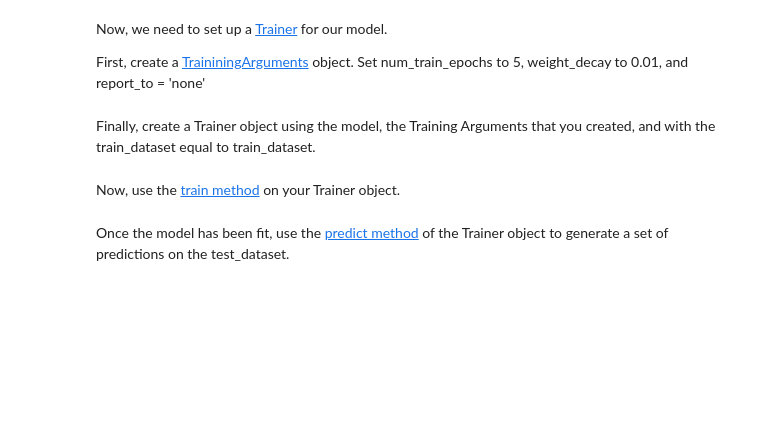
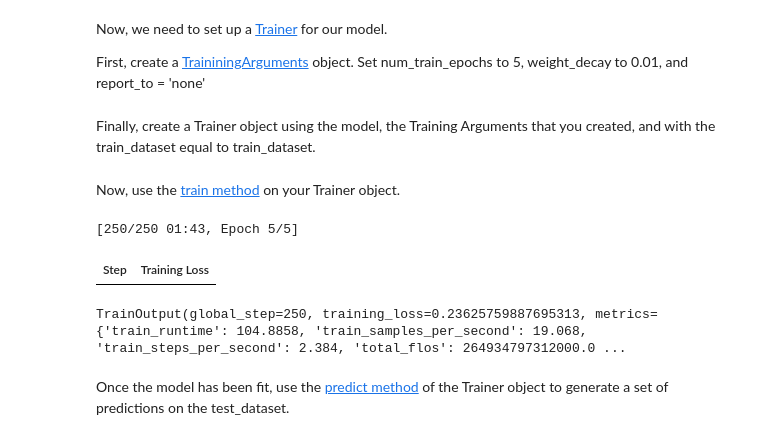
Before and after one commit to nss-data-science-cohort-9/nlp-04-finetuning-bert-aezell314, a Jupyter notebook: notebooks/DistilBERT_Finetune.ipynb, the cells around one changed output. Drawn from its saved outputs; the diff is of its cells as text; code cells hidden in the pictures; blank space fills up the shorter version.

```diff
--- a/notebooks/DistilBERT_Finetune.ipynb
+++ b/notebooks/DistilBERT_Finetune.ipynb
@@ -34,0 +74,2 @@ Peform an 80/20 train/test split using the [train_test_split method](https://hug
+# %%
+ds = ds.train_test_split(test_size=0.20)
@@ -39,3 +91,6 @@ Now, extract the training and test portion into separate Datasets. Name these ne
+# %%
+train_dataset = ds['train']
+test_dataset = ds['test']
 # %% [markdown]
 We're going to be working with a DistilBERT model, which means that we'll need to tokenize our input in the way that DistilBERT expects. For this, we can use the [DistilBertTokenizerFast](https://huggingface.co/docs/transformers/en/model_doc/distilbert?usage=AutoModel#transformers.DistilBertTokenizerFast) tokenizer.
 # %%
@@ -65,2 +142,8 @@ First, create a [TraininingArguments](https://huggingface.co/docs/transformers/v
+# %%
+trainarg = TrainingArguments(
+    num_train_epochs=5,
+    weight_decay=0.01,
+    report_to = 'none'
+)
 # %% [markdown]
 Finally, create a Trainer object using the model, the Training Arguments that you created, and with the train_dataset equal to train_dataset.
@@ -69,2 +150,8 @@ Finally, create a Trainer object using the model, the Training Arguments that yo
+# %%
+trainer = Trainer(
+    model=model,
+    args=trainarg,
+    train_dataset=train_dataset
+)
 # %% [markdown]
 Now, use the [train method](https://huggingface.co/docs/transformers/en/main_classes/trainer#transformers.Trainer.train) on your Trainer object.
@@ -73,2 +158,8 @@ Now, use the [train method](https://huggingface.co/docs/transformers/en/main_cla
+# %%
+trainer.train()
+# %% [output]
+[250/250 01:43, Epoch 5/5]
+| Step | Training Loss |
+TrainOutput(global_step=250, training_loss=0.23625759887695313, metrics={'train_runtime': 104.8858, 'train_samples_per_second': 19.068, 'train_steps_per_second': 2.384, 'total_flos': 264934797312000.0 ...
 # %% [markdown]
 Once the model has been fit, use the [predict method](https://huggingface.co/docs/transformers/en/main_classes/trainer#transformers.Trainer.predict) of the Trainer object to generate a set of predictions on the test_dataset.
```
Also changed, not shown: parts of 41 cells of this notebook.
